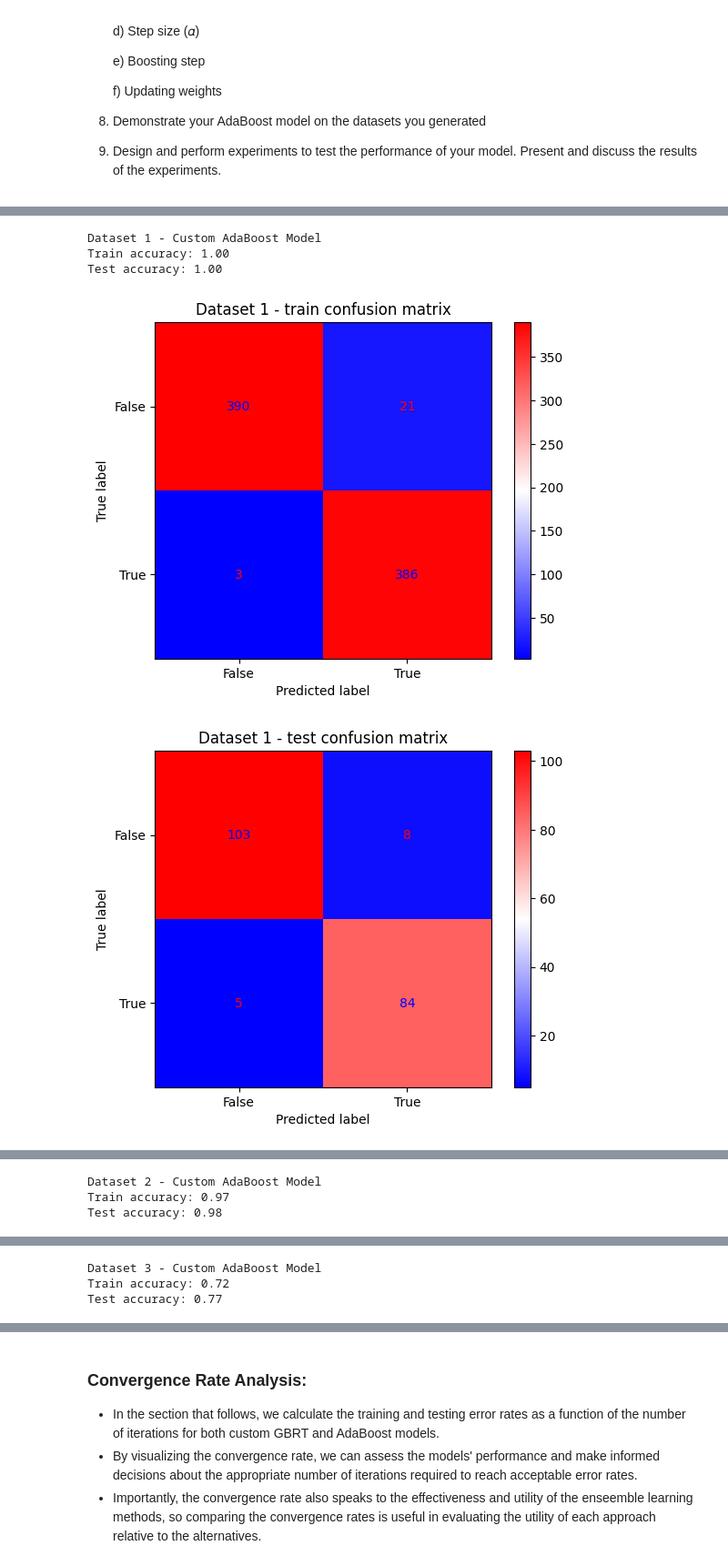
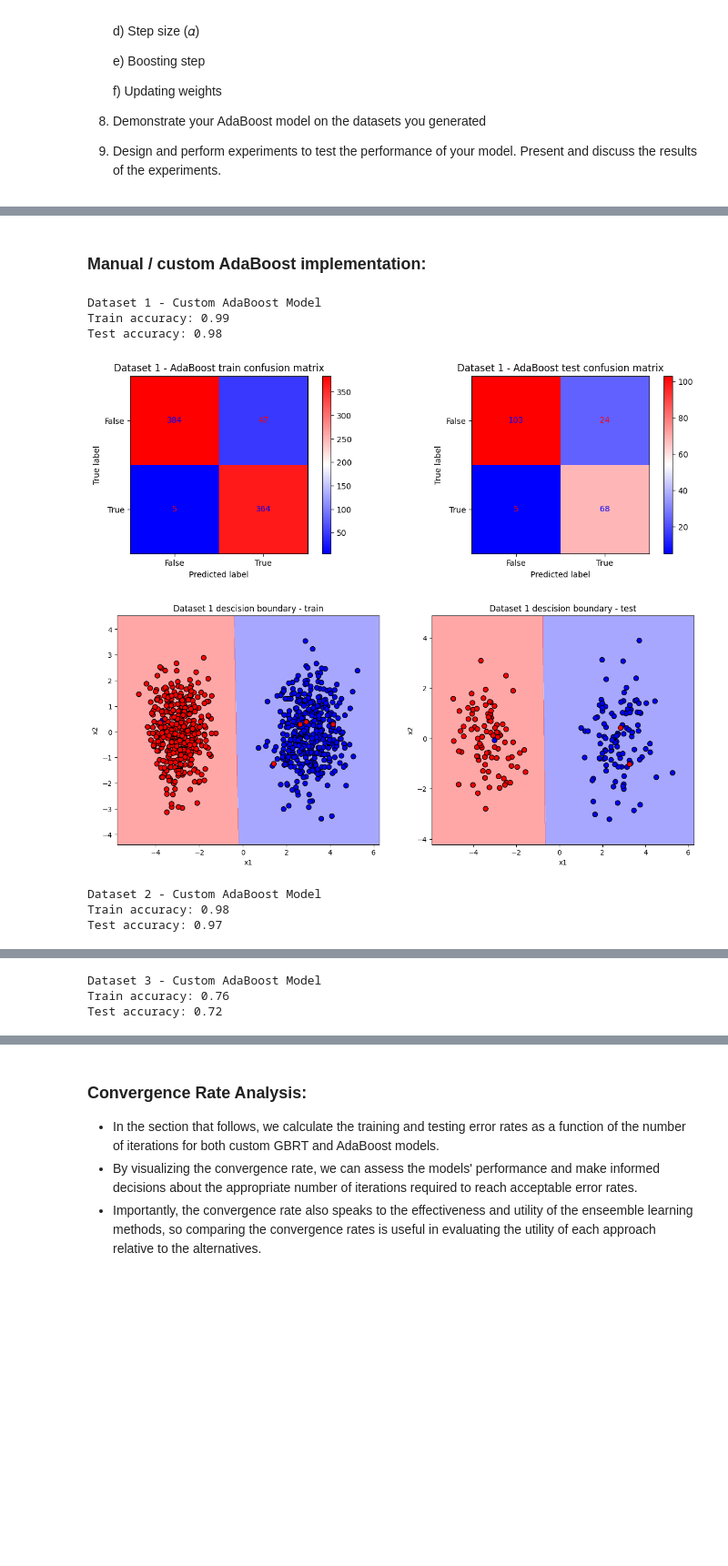
Before and after one commit to yafo1948/AdvancedML_Reichman_Spring2023, a Jupyter notebook: 3945_HW2_011996279_207576463.ipynb, the cells around one changed output, grey strips where cells are left out. Shown at 91% size. Drawn from its saved outputs; the diff is of its cells as text; code cells hidden in the pictures; blank space fills up the shorter version.

```diff
--- a/3945_HW2_011996279_207576463.ipynb
+++ b/3945_HW2_011996279_207576463.ipynb
@@ -278,7 +293,7 @@ class CustomGBRT:
 
         return self
 # %%
-#  train and evaluate the custom GBRT model on the three datasets:
+#  Now we train and evaluate our custom GBRT model on the three datasets:
 
 train_datasets = [train_data1, train_data2, train_data3]
 test_datasets = [test_data1, test_data2, test_data3]
@@ -297,23 +312,23 @@ for i, (train_data, test_data, train_labels, test_labels) in enumerate(zip(train
     print(f"Train accuracy: {train_accuracy:.2f}")
     print(f"Test accuracy: {test_accuracy:.2f}\n")
 
+    f, axes = plt.subplots(1, 2, figsize=(14,4))
     train_confusion_matrix = confusion_matrix(train_pred, train_labels)
     train_cm_display = ConfusionMatrixDisplay(confusion_matrix = train_confusion_matrix, display_labels = [False, True])
-    train_cm_display.plot(cmap = plt.cm.bwr)
-    plt.title(f'Dataset {i} - train confusion matrix')
-    plt.show()
+    train_cm_display.plot(ax=axes[0], cmap = plt.cm.bwr)
+    train_cm_display.ax_.set_title(f'Dataset {i} - GBRT train confusion matrix')
 
     test_confusion_matrix = confusion_matrix(test_pred, test_labels)
     test_cm_display = ConfusionMatrixDisplay(confusion_matrix = test_confusion_matrix, display_labels = [False, True])
-    test_cm_display.plot(cmap = plt.cm.bwr)
-    plt.title(f'Dataset {i} - test confusion matrix')
+    test_cm_display.plot(ax=axes[1], cmap = plt.cm.bwr)
+    test_cm_display.ax_.set_title(f'Dataset {i} - GBRT test confusion matrix')
     plt.show()
 
-    plt.figure(figsize=(20,10))
+    plt.figure(figsize=(15,6))
     ax = plt.subplot(1,2,1)
-    plot_decision_boundaries(ax, train_data, train_labels, custom_gbrt, ['x1','x2'], f'Dataset {i} descision boundry - train')
+    plot_decision_boundaries(ax, train_data, train_labels, custom_gbrt, ['x1','x2'], f'Dataset {i} descision boundary - train')
     ax = plt.subplot(1,2,2)
-    plot_decision_boundaries(ax, test_data, test_labels, custom_gbrt, ['x1','x2'], f'Dataset {i} descision boundry - test')
+    plot_decision_boundaries(ax, test_data, test_labels, custom_gbrt, ['x1','x2'], f'Dataset {i} descision boundary - test')
     plt.show()
 # %% [output]
 Dataset 1 - Custom GBRT Model
@@ -400,3 +411,5 @@ Test accuracy: 0.77
+# %% [markdown]
+### Manual / custom AdaBoost implementation:
 # %%
 
 class CustomAdaBoost:
@@ -462,39 +533,42 @@ class CustomAdaBoost:
 
         return self
 # %%
-# train and evaluate the custom AdaBoost model on the three datasets:
+# Now we train and evaluate our manual/custom AdaBoost model on the three datasets:
 
-custom_adaboost = CustomAdaBoost(n_estimators=1, learning_rate=0.01)
+custom_adaboost = CustomAdaBoost(n_estimators=5, learning_rate=0.1)
 
 for i, (train_data, test_data, train_labels, test_labels) in enumerate(zip(train_datasets, test_datasets, train_label_sets, test_label_sets), start=1):
     custom_adaboost.fit(train_data, train_labels)
     train_accuracy = accuracy_score(train_labels, custom_adaboost.predict(train_data))
     test_accuracy = accuracy_score(test_labels, custom_adaboost.predict(test_data))
     print(f"Dataset {i} - Custom AdaBoost Model")
     print(f"Train accuracy: {train_accuracy:.2f}")
     print(f"Test accuracy: {test_accuracy:.2f}\n")
 
+    f, axes = plt.subplots(1, 2, figsize=(14,4))
     train_confusion_matrix = confusion_matrix(train_pred, train_labels)
     train_cm_display = ConfusionMatrixDisplay(confusion_matrix = train_confusion_matrix, display_labels = [False, True])
-    train_cm_display.plot(cmap = plt.cm.bwr)
-    plt.title(f'Dataset {i} - train confusion matrix')
-    plt.show()
+    train_cm_display.plot(ax=axes[0], cmap = plt.cm.bwr)
+    train_cm_display.ax_.set_title(f'Dataset {i} - AdaBoost train confusion matrix')
 
     test_confusion_matrix = confusion_matrix(test_pred, test_labels)
     test_cm_display = ConfusionMatrixDisplay(confusion_matrix = test_confusion_matrix, display_labels = [False, True])
-    test_cm_display.plot(cmap = plt.cm.bwr)
-    plt.title(f'Dataset {i} - test confusion matrix')
+    test_cm_display.plot(ax=axes[1], cmap = plt.cm.bwr)
+    test_cm_display.ax_.set_title(f'Dataset {i} - AdaBoost test confusion matrix')
     plt.show()
 
-    plt.figure(figsize=(20,10))
+    plt.figure(figsize=(15,6))
     ax = plt.subplot(1,2,1)
-    plot_decision_boundaries(ax, train_data, train_labels, custom_adaboost, ['x1','x2'], f'Dataset {i} descision boundry - train')
+    plot_decision_boundaries(ax, train_data, train_labels, custom_adaboost, ['x1','x2'], f'Dataset {i} descision boundary - train')
     ax = plt.subplot(1,2,2)
-    plot_decision_boundaries(ax, test_data, test_labels, custom_adaboost, ['x1','x2'], f'Dataset {i} descision boundry - test')
+    plot_decision_boundaries(ax, test_data, test_labels, custom_adaboost, ['x1','x2'], f'Dataset {i} descision boundary - test')
     plt.show()
 # %% [output]
 Dataset 1 - Custom AdaBoost Model
-Train accuracy: 1.00
-Test accuracy: 1.00
+Train accuracy: 0.99
+Test accuracy: 0.98
-[figure, old version]
+[figure, new version]
-[figure, old version]
+[figure, new version]
+Dataset 2 - Custom AdaBoost Model
+Train accuracy: 0.98
+Test accuracy: 0.97
@@ -502,3 +575,0 @@ Test accuracy: 1.00
-Dataset 2 - Custom AdaBoost Model
-Train accuracy: 0.97
-Test accuracy: 0.98
@@ -505,0 +577,3 @@ Test accuracy: 0.98
+Dataset 3 - Custom AdaBoost Model
+Train accuracy: 0.76
+Test accuracy: 0.72
@@ -508,3 +581,0 @@ Test accuracy: 0.98
-Dataset 3 - Custom AdaBoost Model
-Train accuracy: 0.72
-Test accuracy: 0.77
```
Also changed, not shown: parts of 23 cells of this notebook.
